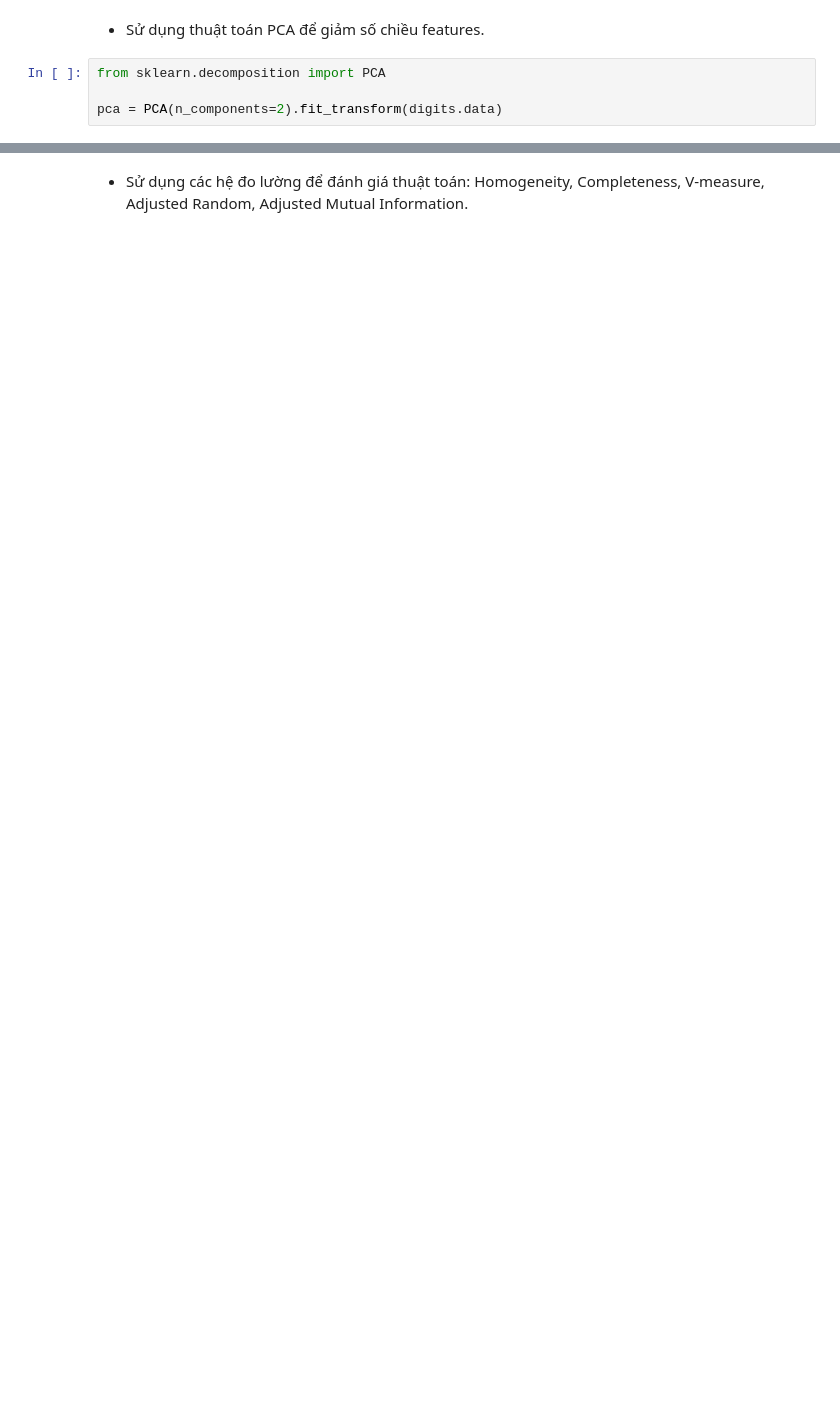
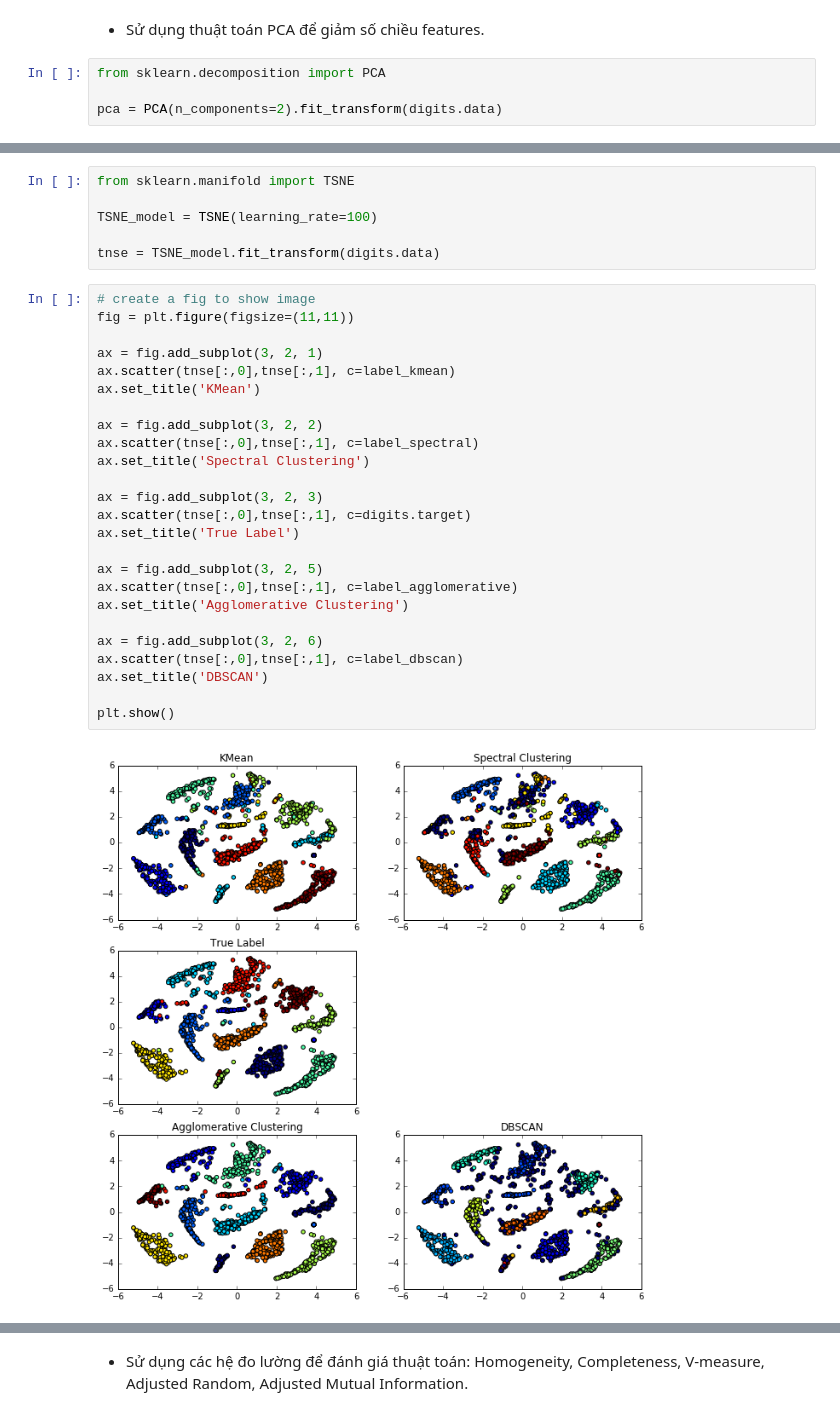
Before and after one commit to thachhoang1909/homework_1, a Jupyter notebook: Baitap_2.ipynb, the cells around one changed output, grey strips where cells are left out. Cells and saved outputs as stored; diff of their text form; blank space fills up the shorter version.

```diff
--- a/Baitap_2.ipynb
+++ b/Baitap_2.ipynb
@@ -207 +247,34 @@ plt.show()
+# %%
+from sklearn.manifold import TSNE
+
+TSNE_model = TSNE(learning_rate=100)
+
+tnse = TSNE_model.fit_transform(digits.data)
+# %%
+# create a fig to show image
+fig = plt.figure(figsize=(11,11))
+
+ax = fig.add_subplot(3, 2, 1)
+ax.scatter(tnse[:,0],tnse[:,1], c=label_kmean)
+ax.set_title('KMean')
+
+ax = fig.add_subplot(3, 2, 2)
+ax.scatter(tnse[:,0],tnse[:,1], c=label_spectral)
+ax.set_title('Spectral Clustering')
+
+ax = fig.add_subplot(3, 2, 3)
+ax.scatter(tnse[:,0],tnse[:,1], c=digits.target)
+ax.set_title('True Label')
+
+ax = fig.add_subplot(3, 2, 5)
+ax.scatter(tnse[:,0],tnse[:,1], c=label_agglomerative)
+ax.set_title('Agglomerative Clustering')
+
+ax = fig.add_subplot(3, 2, 6)
+ax.scatter(tnse[:,0],tnse[:,1], c=label_dbscan)
+ax.set_title('DBSCAN')
+
+plt.show()
+# %% [output]
+[figure, added]
 # %% [markdown]
```
Also changed, not shown: parts of 42 cells of this notebook, 1 other file.
